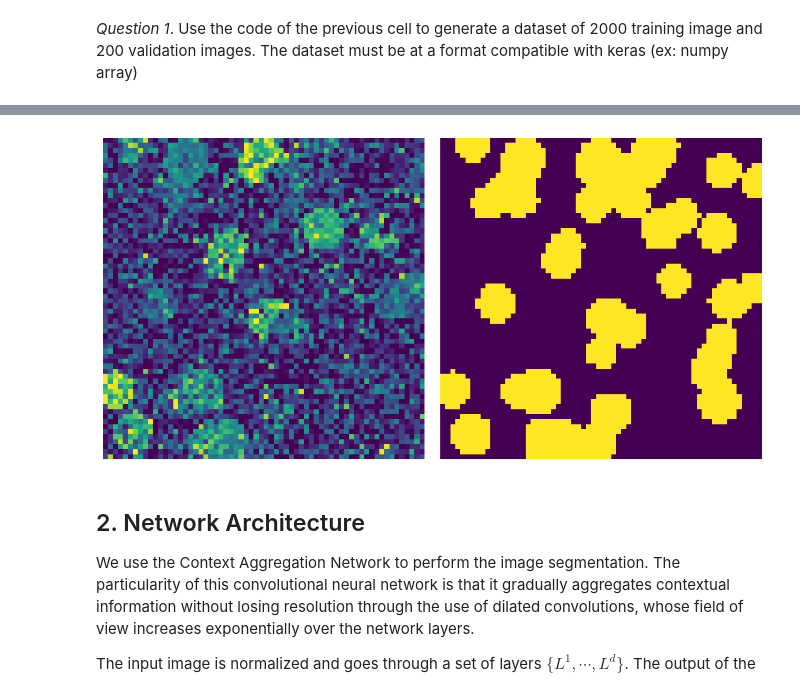
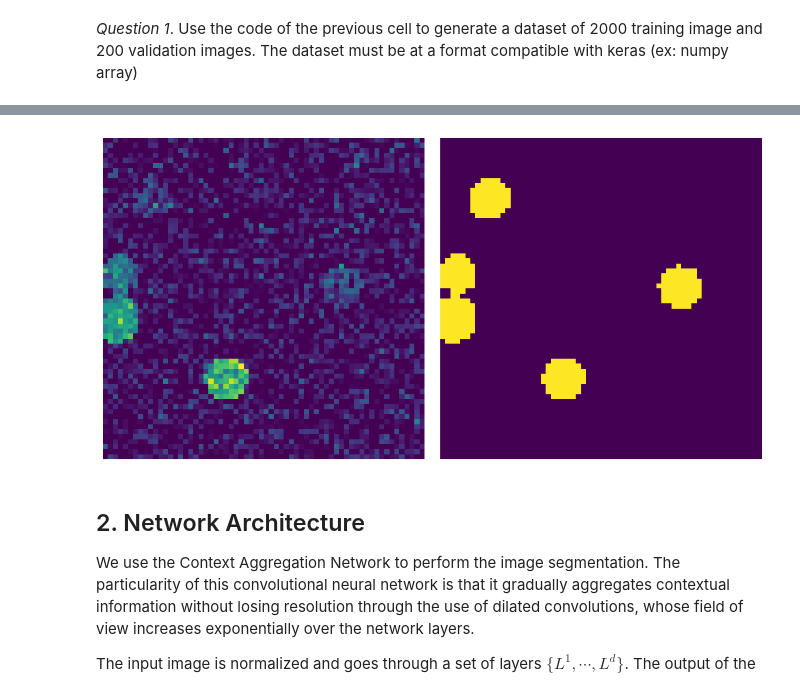
Before and after one commit to alice-ch/TP-convnets, a Jupyter notebook: convnets.ipynb, the cells around one changed output, grey strips where cells are left out. Saved outputs shown, nothing was run; the diff lists cells and outputs as text; code cells hidden in the pictures.

```diff
--- a/convnets.ipynb
+++ b/convnets.ipynb
@@ -124,19 +128,11 @@ plt.show()
 # %%
-nb_training_samples = 200
-validation_img, validation_img_true = np.zeros((nb_training_samples, 64, 64)), np.zeros((nb_training_samples, 64, 64))
-synthetic_img = Data_Generator(size, theta, rmean, rstd, vmin, vmax, sigma)
-
-for i in range(nb_training_samples):
-    image, image_true = synthetic_img.generate()
-    validation_img[i] = image
-    validation_img_true[i] = image_true
-
+i=22
 fig, ax = plt.subplots(1, 2, figsize=(10, 5), sharex=True, sharey=True)
-ax[0].imshow(validation_img[5])
-ax[1].imshow(validation_img_true[5])
+ax[0].imshow(training_img[i])
+ax[1].imshow(training_img_true[i])
 for a in ax.ravel():
     a.set_axis_off()
 plt.tight_layout()
 plt.show()
 # %% [output]
-[figure, old version]
+[figure, new version]
```
Also changed, not shown: parts of 12 cells of this notebook.
